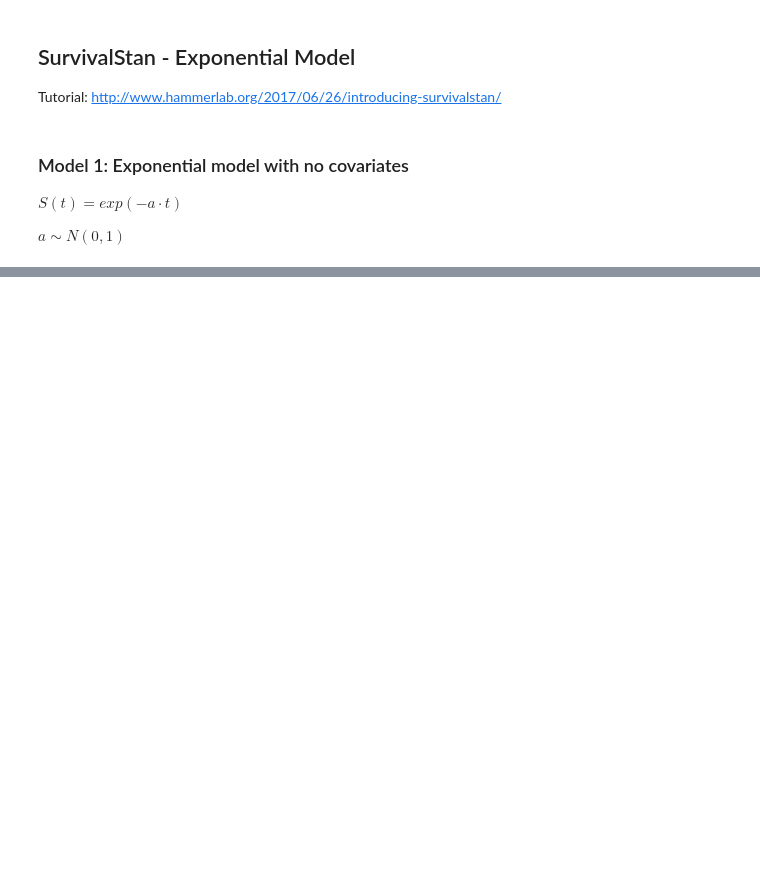
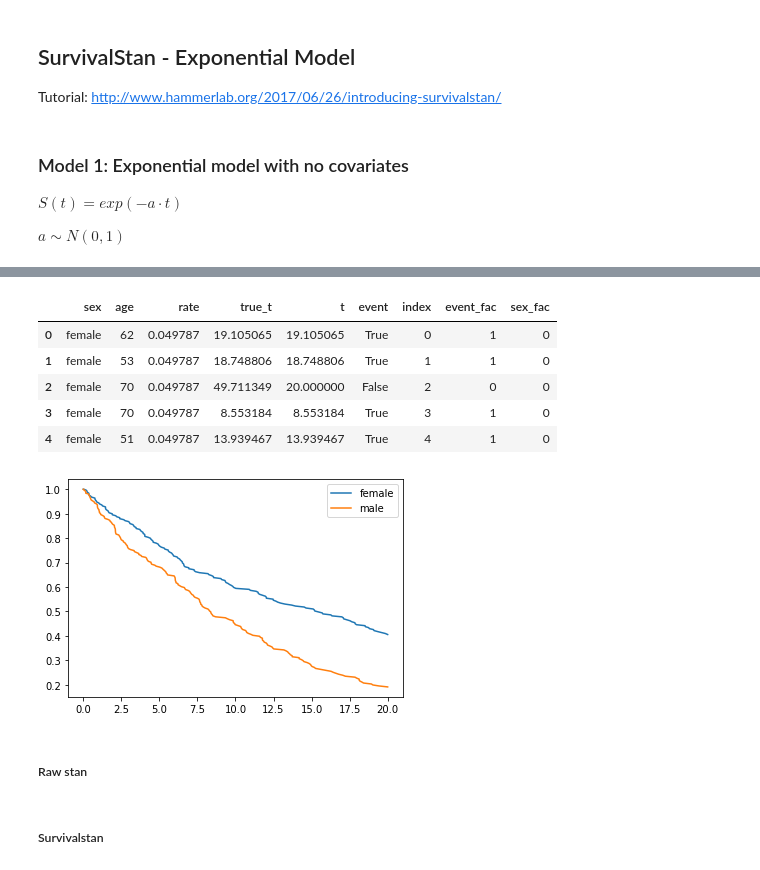
Before and after one commit to philarnold4242/test_survivalstan, a Jupyter notebook: bayesian_os_share.ipynb, the cells around one changed output, grey strips where cells are left out. Saved outputs shown, nothing was run; the diff lists cells and outputs as text; code cells hidden in the pictures; blank space fills up the shorter version.

```diff
--- a/bayesian_os_share.ipynb
+++ b/bayesian_os_share.ipynb
@@ -112,0 +92,45 @@ convergence, Rhat=1).
+# %%
+# Data
+df2 = survivalstan.sim.sim_data_exp_correlated(N = 500,
+                                               censor_time = 20,
+                                               rate_form = '1 + sex',
+                                               rate_coefs=[-3, 0.5])
+
+# Convert dummies
+# event status (1:event, 0:censor) for obs n
+df2['event_fac'] = df2['event'].apply(lambda x: 1 if x == True else 0)
+df2['sex_fac'] = df2['sex'].apply(lambda x: 1 if x == 'male' else 0)
+
+# Prepare data input dict
+data2 = dict(N = len(df2),
+             M = 2,
+             x = df2[['age', 'sex_fac']].to_numpy(),
+             y = df2['t'],
+             event = df2['event_fac'])
+
+# Plot data
+from matplotlib import pyplot as plt
+survivalstan.utils.plot_observed_survival(
+    df2.query('sex == "female"'),
+    time_col='t',
+    event_col='event',
+    label='female')
+survivalstan.utils.plot_observed_survival(
+    df2.query('sex == "male"'),
+    time_col='t',
+    event_col='event',
+    label='male')
+plt.legend()
+
+# Show data
+df2.head()
+# %% [output]
+|  | sex | age | rate | true_t | t | event | index | event_fac | sex_fac |
+| 0 | female | 62 | 0.049787 | 19.105065 | 19.105065 | True | 0 | 1 | 0 |
+| 1 | female | 53 | 0.049787 | 18.748806 | 18.748806 | True | 1 | 1 | 0 |
+| 2 | female | 70 | 0.049787 | 49.711349 | 20.000000 | False | 2 | 0 | 0 |
+| 3 | female | 70 | 0.049787 | 8.553184 | 8.553184 | True | 3 | 1 | 0 |
+| 4 | female | 51 | 0.049787 | 13.939467 | 13.939467 | True | 4 | 1 | 0 |
+[figure, added]
+# %% [markdown]
+##### Raw stan
@@ -113,2 +155,4 @@ convergence, Rhat=1).
+# %% [markdown]
+##### Survivalstan
 # %%
 # Model org
```
Also changed, not shown: parts of 31 cells of this notebook.
